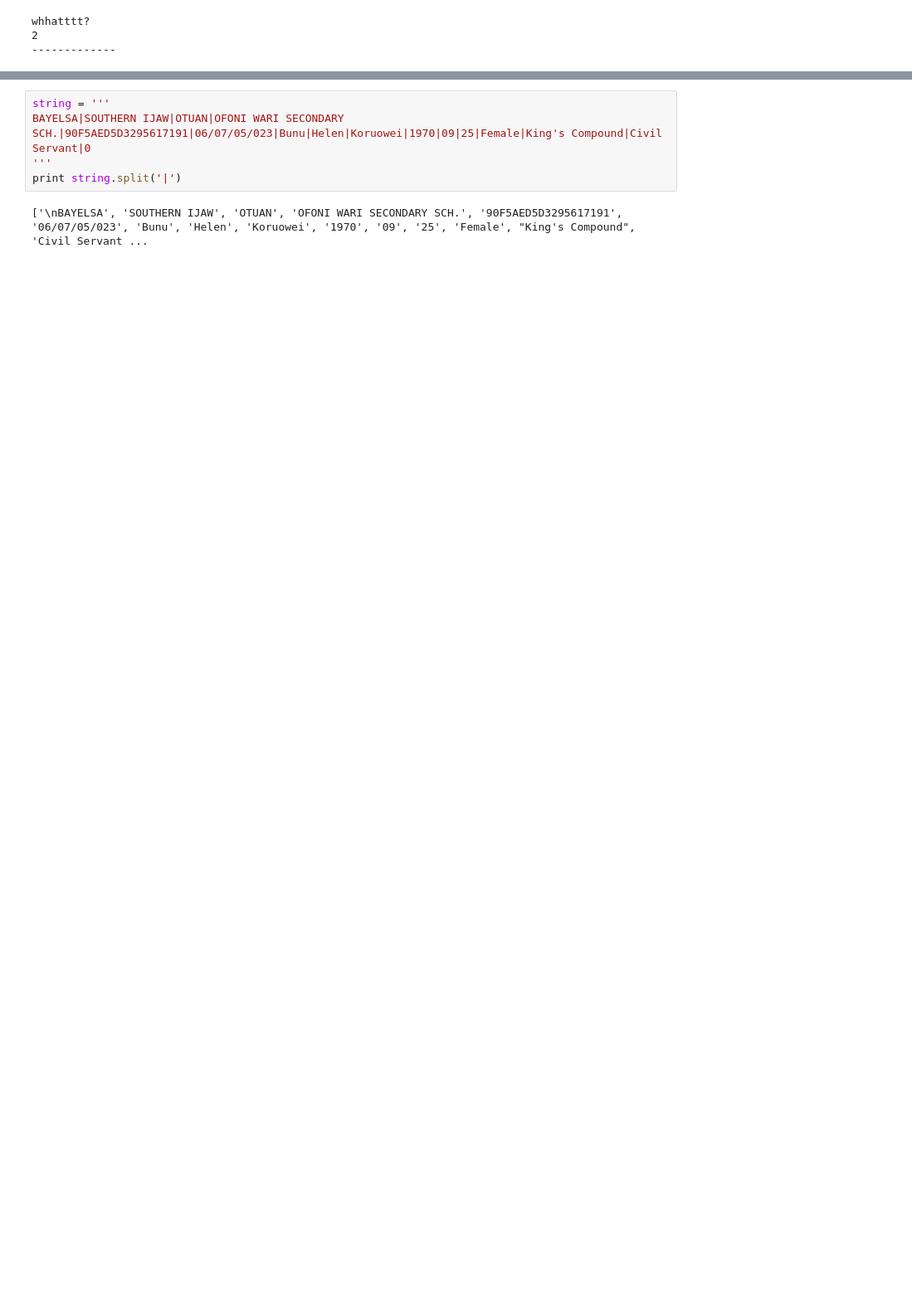
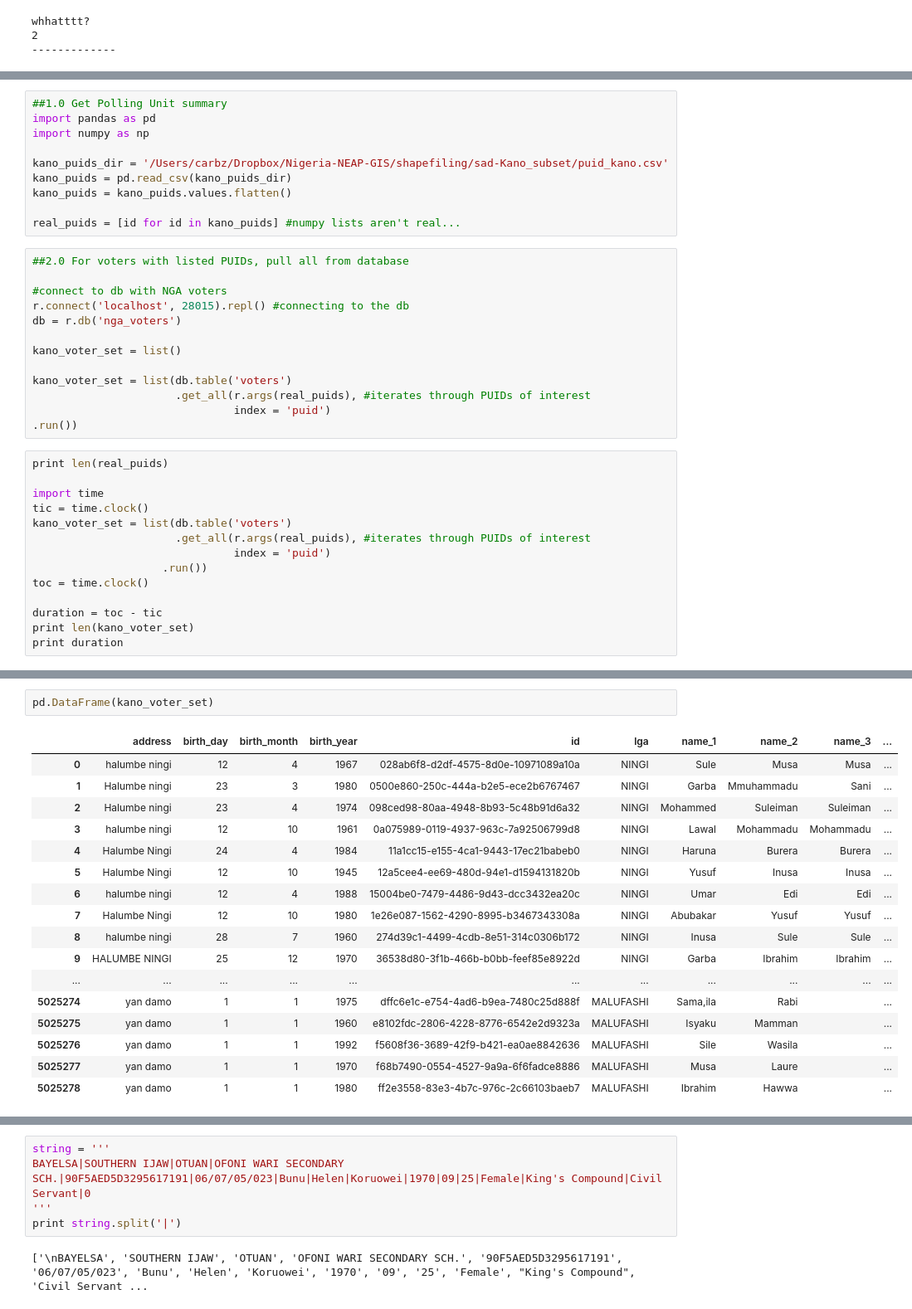
Before and after one commit to carbz/network-planner, a Jupyter notebook: NGA-analysis/preprocessing/[nga] assembling a voter database.ipynb, the cells around one changed output, grey strips where cells are left out. Shown at 83% size. Drawn from its saved outputs; the diff is of its cells as text; blank space fills up the shorter version.

Commit message:
synching after time away

```diff
--- a/NGA-analysis/preprocessing/[nga] assembling a voter database.ipynb
+++ b/NGA-analysis/preprocessing/[nga] assembling a voter database.ipynb
@@ -130,0 +147,37 @@ whhatttt?
+# %%
+##1.0 Get Polling Unit summary
+import pandas as pd
+import numpy as np
+
+kano_puids_dir = '/Users/carbz/Dropbox/Nigeria-NEAP-GIS/shapefiling/sad-Kano_subset/puid_kano.csv'
+kano_puids = pd.read_csv(kano_puids_dir)
+kano_puids = kano_puids.values.flatten()
+
+real_puids = [id for id in kano_puids] #numpy lists aren't real...
+# %%
+##2.0 For voters with listed PUIDs, pull all from database
+
+#connect to db with NGA voters
+r.connect('localhost', 28015).repl() #connecting to the db
+db = r.db('nga_voters')
+
+kano_voter_set = list()
+
+kano_voter_set = list(db.table('voters')
+                      .get_all(r.args(real_puids), #iterates through PUIDs of interest
+                               index = 'puid')
+.run())
+# %%
+print len(real_puids)
+
+import time
+tic = time.clock()
+kano_voter_set = list(db.table('voters')
+                      .get_all(r.args(real_puids), #iterates through PUIDs of interest
+                               index = 'puid')
+                    .run())
+toc = time.clock()
+
+duration = toc - tic
+print len(kano_voter_set)
+print duration
@@ -130,0 +209,20 @@ whhatttt?
+# %%
+pd.DataFrame(kano_voter_set)
+# %% [output]
+|  | address | birth_day | birth_month | birth_year | id | lga | name_1 | name_2 | name_3 | ... |
+| 0 | halumbe ningi | 12 | 4 | 1967 | 028ab6f8-d2df-4575-8d0e-10971089a10a | NINGI | Sule | Musa | Musa | ... |
+| 1 | Halumbe ningi | 23 | 3 | 1980 | 0500e860-250c-444a-b2e5-ece2b6767467 | NINGI | Garba | Mmuhammadu | Sani | ... |
+| 2 | Halumbe ningi | 23 | 4 | 1974 | 098ced98-80aa-4948-8b93-5c48b91d6a32 | NINGI | Mohammed | Suleiman | Suleiman | ... |
+| 3 | halumbe ningi | 12 | 10 | 1961 | 0a075989-0119-4937-963c-7a92506799d8 | NINGI | Lawal | Mohammadu | Mohammadu | ... |
+| 4 | Halumbe Ningi | 24 | 4 | 1984 | 11a1cc15-e155-4ca1-9443-17ec21babeb0 | NINGI | Haruna | Burera | Burera | ... |
+| 5 | Halumbe Ningi | 12 | 10 | 1945 | 12a5cee4-ee69-480d-94e1-d1594131820b | NINGI | Yusuf | Inusa | Inusa | ... |
+| 6 | halumbe ningi | 12 | 4 | 1988 | 15004be0-7479-4486-9d43-dcc3432ea20c | NINGI | Umar | Edi | Edi | ... |
+| 7 | Halumbe Ningi | 12 | 10 | 1980 | 1e26e087-1562-4290-8995-b3467343308a | NINGI | Abubakar | Yusuf | Yusuf | ... |
+| 8 | halumbe ningi | 28 | 7 | 1960 | 274d39c1-4499-4cdb-8e51-314c0306b172 | NINGI | Inusa | Sule | Sule | ... |
+| 9 | HALUMBE NINGI | 25 | 12 | 1970 | 36538d80-3f1b-466b-b0bb-feef85e8922d | NINGI | Garba | Ibrahim | Ibrahim | ... |
+| ... | ... | ... | ... | ... | ... | ... | ... | ... | ... | ... |
+| 5025274 | yan damo | 1 | 1 | 1975 | dffc6e1c-e754-4ad6-b9ea-7480c25d888f | MALUFASHI | Sama,ila | Rabi |  | ... |
+| 5025275 | yan damo | 1 | 1 | 1960 | e8102fdc-2806-4228-8776-6542e2d9323a | MALUFASHI | Isyaku | Mamman |  | ... |
+| 5025276 | yan damo | 1 | 1 | 1992 | f5608f36-3689-42f9-b421-ea0ae8842636 | MALUFASHI | Sile | Wasila |  | ... |
+| 5025277 | yan damo | 1 | 1 | 1970 | f68b7490-0554-4527-9a9a-6f6fadce8886 | MALUFASHI | Musa | Laure |  | ... |
+| 5025278 | yan damo | 1 | 1 | 1980 | ff2e3558-83e3-4b7c-976c-2c66103baeb7 | MALUFASHI | Ibrahim | Hawwa |  | ... |
```
Also changed, not shown: parts of 25 cells of this notebook, 2 other files.
